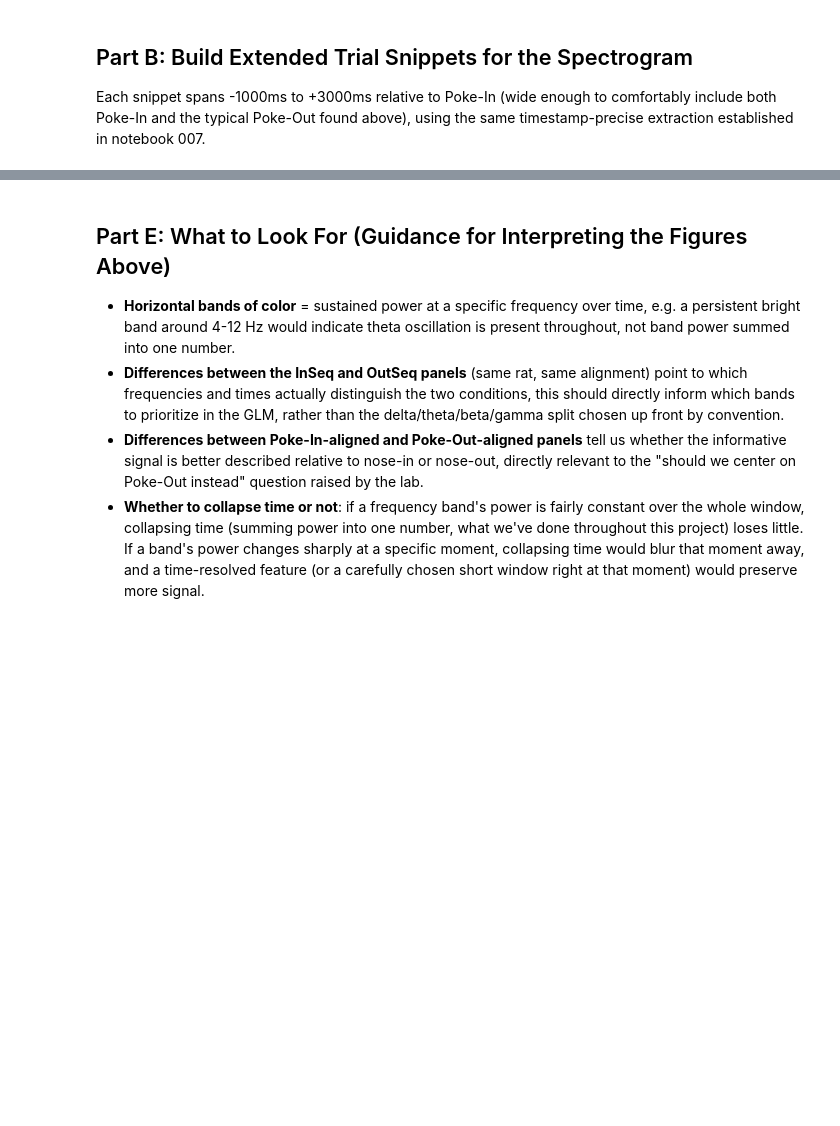
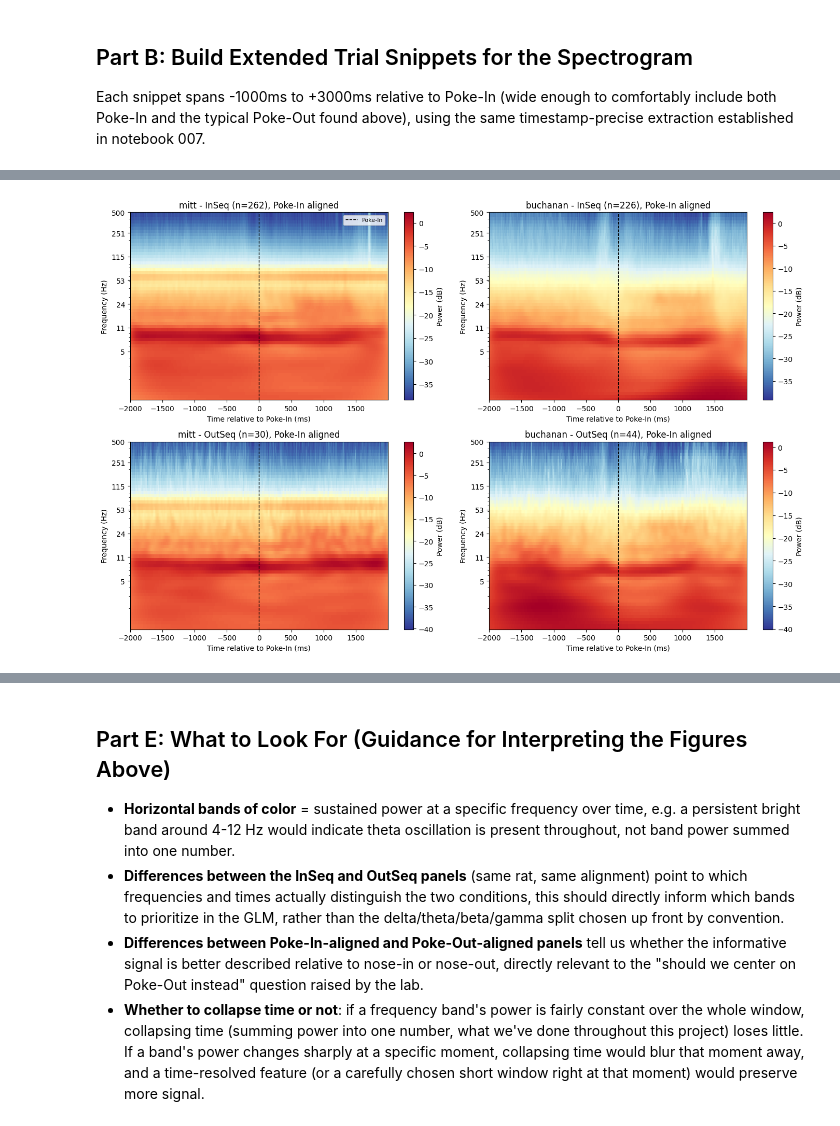
Before and after one commit to txchnothunder/sequence-memory-rnn, a Jupyter notebook: notebooks/020_corrected_pokeout_spectrogram_eda.ipynb, the cells around one changed output, grey strips where cells are left out. Cells and saved outputs as stored; diff of their text form; code cells hidden in the pictures; blank space fills up the shorter version.

```diff
--- a/notebooks/020_corrected_pokeout_spectrogram_eda.ipynb
+++ b/notebooks/020_corrected_pokeout_spectrogram_eda.ipynb
@@ -185,3 +181,101 @@ plt.show()
+# %%
+FREQS = np.logspace(np.log10(1), np.log10(500), 60)  # log-spaced, matches the postdoc's 1-500 Hz axis
+FREQ_TICKS = [5, 11, 24, 53, 115, 251, 500]
+WAVELET_CYCLES = 6  # number of cycles in each Morlet wavelet, a standard time/frequency tradeoff
+
+def morlet_kernel(freq, fs, n_cycles=WAVELET_CYCLES):
+    """One complex Morlet wavelet kernel at a given frequency and sampling rate.
+    Built by hand rather than via scipy.signal.cwt/morlet2, those were removed from scipy."""
+    sigma_t = n_cycles / (2 * np.pi * freq)
+    half_len = int(round(3.5 * sigma_t * fs))
+    t = np.arange(-half_len, half_len + 1) / fs
+    gauss = np.exp(-t**2 / (2 * sigma_t**2))
+    carrier = np.exp(2j * np.pi * freq * t)
+    kernel = carrier * gauss
+    kernel /= np.sqrt(np.sum(np.abs(kernel)**2))  # unit energy, keeps power comparable across freqs
+    return kernel
+
+def wavelet_power_one_snippet(snip, fs, freqs, w=WAVELET_CYCLES):
+    """Continuous wavelet (Morlet) power for one (n_channels, n_samples) snippet, averaged
+    across channels. Unlike the short-window FFT spectrogram tried earlier, this keeps full
+    time resolution and gives finer resolution at low frequencies, closer to the reference figure."""
+    n = snip.shape[1]
+    power_sum = np.zeros((len(freqs), n))
+    for ch in range(snip.shape[0]):
+        for i, f in enumerate(freqs):
+            kernel = morlet_kernel(f, fs, w)
+            conv = signal.fftconvolve(snip[ch], kernel, mode='same')
+            power_sum[i] += np.abs(conv) ** 2
+    return power_sum / snip.shape[0]
+
+
+def average_wavelet_spectrogram(snippet_list, fs_list, freqs, w=WAVELET_CYCLES):
+    """Averages wavelet power across trials. Snippets are trimmed to the shortest one in the
+    group first, same fix as before, so every trial's power array lines up in shape."""
+    if len(snippet_list) == 0:
+        return None
+    min_len = min(snip.shape[1] for snip in snippet_list)
+    total = None
+    for snip, fs in zip(snippet_list, fs_list):
+        snip = snip[:, :min_len]
+        p = wavelet_power_one_snippet(snip, fs, freqs, w=w)
+        total = p if total is None else total + p
+    return total / len(snippet_list)
+
+
+def pokein_window(snip, fs):
+    """Slice out the -2s to +2s window around Poke-In from the wider snippet Part B extracted
+    (snippet sample 0 is Poke-In - 2000ms, so this is just the first 4 seconds)."""
+    n_needed = int(round(4.0 * fs))
+    return snip[:, :n_needed] if snip.shape[1] >= n_needed else None
+
+SPECTROGRAM_EXPORT = {}
+fig, axes = plt.subplots(2, 2, figsize=(14, 9))
+
+for col, session_name in enumerate(snippets_by_rat):
+    data = snippets_by_rat[session_name]
+    inseq_snips, inseq_fs, outseq_snips, outseq_fs = [], [], [], []
+    for snip, fs, lab in zip(data['snippets'], data['snippet_fs'], data['inseq_labels']):
+        windowed = pokein_window(snip, fs)
+        if windowed is None:
+            continue
+        if lab == 1:
+            inseq_snips.append(windowed)
+            inseq_fs.append(fs)
+        else:
+            outseq_snips.append(windowed)
+            outseq_fs.append(fs)
+    median_fs = np.median(data['snippet_fs'])
+
+    groups = [('InSeq', inseq_snips, inseq_fs), ('OutSeq', outseq_snips, outseq_fs)]
+    for row, (label, snips, fs_list) in enumerate(groups):
+        if len(snips) == 0:
+            continue
+        power_avg = average_wavelet_spectrogram(snips, fs_list, FREQS)
+        n_samples = power_avg.shape[1]
+        times_relative_ms = (np.arange(n_samples) / median_fs - SNIPPET_PRE_MS / 1000) * 1000  # 0 = Poke-In
+        SPECTROGRAM_EXPORT.setdefault(session_name, {}).setdefault(label, {})['pokein'] = {
+            'power_avg': power_avg, 'times_ms': times_relative_ms, 'freqs': FREQS
+        }
+
+        ax = axes[row, col]
+        im = ax.pcolormesh(times_relative_ms, FREQS, 10 * np.log10(power_avg + 1e-12), shading='auto', cmap='RdYlBu_r')
+        ax.axvline(0, color='black', linestyle='--', linewidth=1, label='Poke-In')
+        ax.set_yscale('log')
+        ax.set_ylim(FREQS[0], FREQS[-1])
+        ax.set_yticks(FREQ_TICKS)
+        ax.yaxis.set_major_formatter(mticker.ScalarFormatter())
+        ax.set_title(f"{session_name.split('_')[1]} - {label} (n={len(snips)}), Poke-In aligned")
+        ax.set_xlabel('Time relative to Poke-In (ms)')
+        ax.set_ylabel('Frequency (Hz)')
+        if row == 0 and col == 0:
+            ax.legend(fontsize=8)
+        plt.colorbar(im, ax=ax, label='Power (dB)')
+
+plt.tight_layout()
+plt.show()
+# %% [output]
+[figure, added]
 # %% [markdown]
 ## Part D: Same Spectrograms, Poke-Out Aligned
 
```
Also changed, not shown: parts of 10 cells of this notebook.
